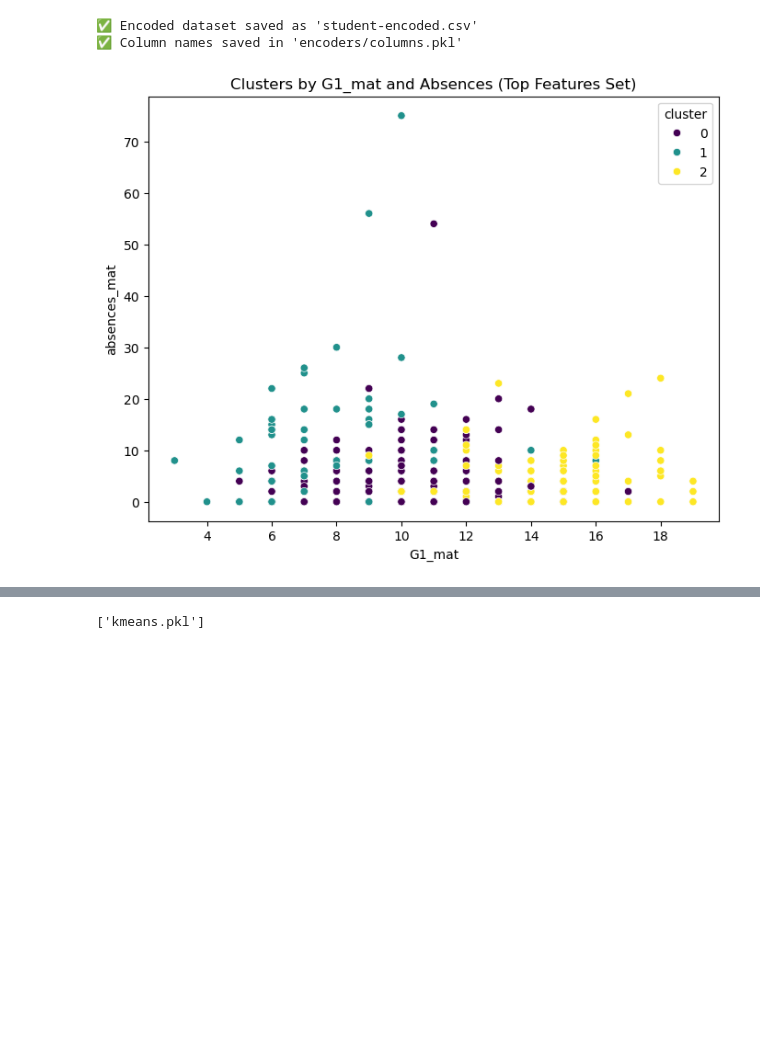
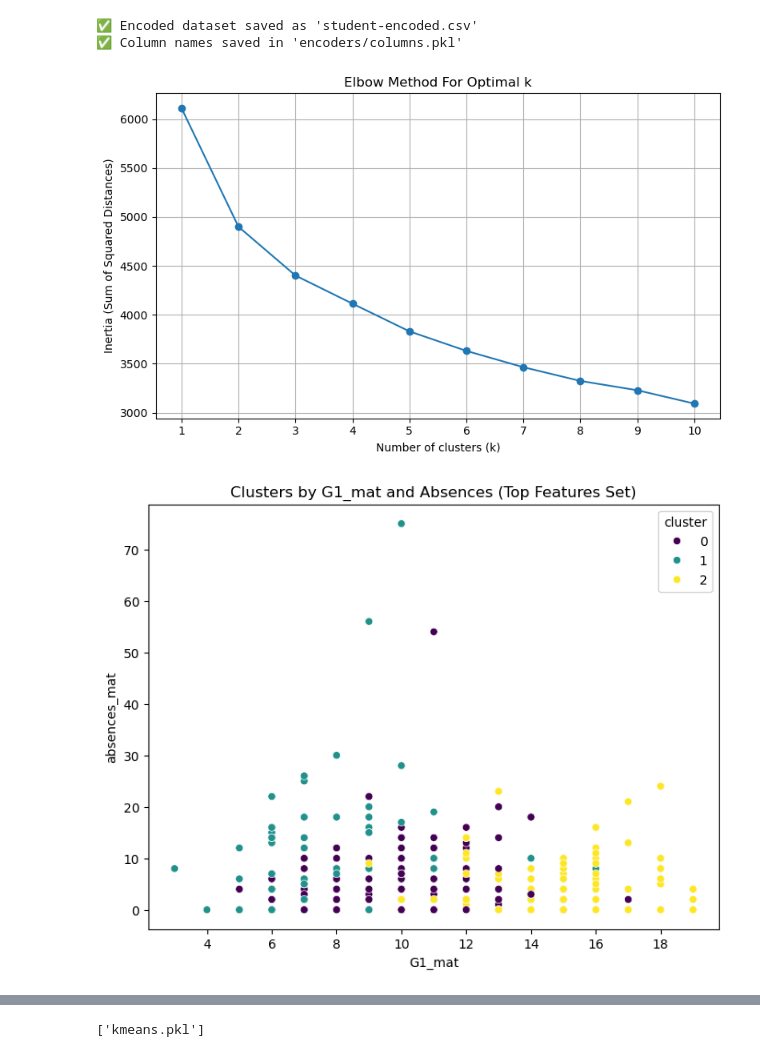
Before and after one commit to 67447/InsightEd, a Jupyter notebook: Data Science Project FIN.ipynb, the cells around one changed output, grey strips where cells are left out. Saved outputs shown, nothing was run; the diff lists cells and outputs as text; code cells hidden in the pictures; blank space fills up the shorter version.

```diff
--- a/Data Science Project FIN.ipynb
+++ b/Data Science Project FIN.ipynb
@@ -547,54 +525,63 @@ import matplotlib.pyplot as plt
 import seaborn as sns
 import os
 
-# Load your fully encoded dataset
+# --- Load your fully encoded dataset ---
 df_encoded = pd.read_csv("student-encoded.csv")  # replace with your encoded dataset filename
 
 # --- Step 1: Select top 15 most important features based on earlier analysis ---
 top_features = [
-    # Academic performance - Grades
-    "G1_mat", "G2_mat", "G3_mat", "G1_por", "G2_por", "G3_por",  # Grades in Math and Portuguese
-
-    # Study behavior and engagement
-    "studytime_mat", "studytime_por",  # Study time for Math and Portuguese
-    "absences_mat", "absences_por",  # Absences in Math and Portuguese
-    "failures_mat", "failures_por",  # Past failures in Math and Portuguese
-
-    "freetime",  # Free time
-    "goout",  # Going out with friends
-
-    "health",  # Health status
-
-    "traveltime",  # Travel time to school
+    "G1_mat", "G2_mat", "G3_mat", "G1_por", "G2_por", "G3_por",
+    "studytime_mat", "studytime_por", "absences_mat", "absences_por",
+    "failures_mat", "failures_por", "freetime", "goout", "health", "traveltime"
 ]
 
 X_cluster = df_encoded[top_features]
 
 # --- Step 2: Standardize the data for KMeans ---
 scaler = StandardScaler()
 X_scaled = scaler.fit_transform(X_cluster)
 
-# --- Step 3: Apply KMeans clustering with 3 clusters (based on elbow method) ---
+# --- Step 3: Elbow Method Visualization ---
+inertia = []
+K_range = range(1, 11)
+for k in K_range:
+    kmeans = KMeans(n_clusters=k, random_state=42, n_init=10)
+    kmeans.fit(X_scaled)
+    inertia.append(kmeans.inertia_)
+
+os.makedirs("cluster_plots", exist_ok=True)
+plt.figure(figsize=(8, 5))
+plt.plot(K_range, inertia, marker='o')
+plt.xlabel('Number of clusters (k)')
+plt.ylabel('Inertia (Sum of Squared Distances)')
+plt.title('Elbow Method For Optimal k')
+plt.xticks(K_range)
+plt.grid(True)
+plt.tight_layout()
+plt.savefig("cluster_plots/elbow_method.png")
+plt.show()
+
+# --- Step 4: Apply KMeans clustering with 3 clusters (based on elbow method) ---
 kmeans = KMeans(n_clusters=3, random_state=42, n_init=10)
 df_encoded["cluster"] = kmeans.fit_predict(X_scaled)
 
-# --- Step 4: Save cluster assignments ---
+# --- Step 5: Save cluster assignments ---
 df_encoded.to_csv("students_with_clusters.csv", index=False)
 
-# --- Step 5: Visualize clusters with two key features ---
-os.makedirs("cluster_plots", exist_ok=True)
+# --- Step 6: Visualize clusters with two key features ---
 plt.figure(figsize=(8, 6))
 sns.scatterplot(data=df_encoded, x="G1_mat", y="absences_mat", hue="cluster", palette="viridis")
 plt.title("Clusters by G1_mat and Absences (Top Features Set)")
 plt.savefig("cluster_plots/cluster_scatter_top_features.png")
 plt.show()
 
-# --- Step 6: Print cluster-level averages for analysis ---
+# --- Step 7: Print cluster-level averages for analysis ---
 cluster_summary = df_encoded.groupby("cluster")[top_features + ["dropout"]].mean().round(2)
 print("📊 Cluster Summary (Top Predictors):")
 print(cluster_summary)
 # %% [output]
-[figure, old version]
+[figure, new version]
+[figure, added]
 📊 Cluster Summary (Top Predictors):
          G1_mat  G2_mat  G3_mat  G1_por  G2_por  G3_por  studytime_mat  \
 cluster
```
Also changed, not shown: parts of 2 cells of this notebook.
